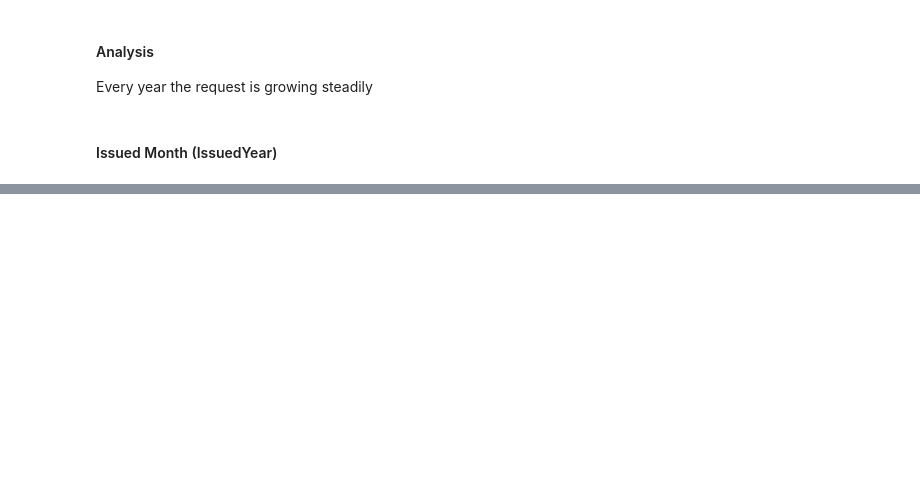
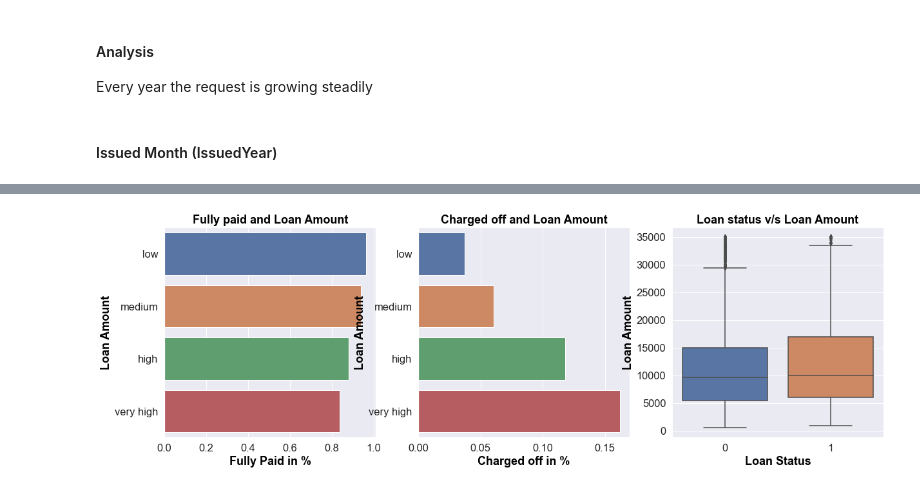
Before and after one commit to mazinmk/lending-club, a Jupyter notebook: Lending-Club-Case-Study.ipynb, the cells around one changed output, grey strips where cells are left out. Saved outputs shown, nothing was run; the diff lists cells and outputs as text; code cells hidden in the pictures; blank space fills up the shorter version.

```diff
--- a/Lending-Club-Case-Study.ipynb
+++ b/Lending-Club-Case-Study.ipynb
@@ -1033,0 +1125,19 @@ plt.show()
+# %%
+# Create 4 segments for loan amount by using q cut 4 quartiles
+
+qcut_series , qcut_intervals= pd.qcut(loans_df.loan_amnt, q=4,
+                                      labels=['low','medium', 'high', 'very high'],
+                                      retbins=True)
+
+# Create a new derived column 'loan_amnt_bins'
+
+loans_df['loan_amnt_bins'] = qcut_series
+
+# Compute the fully paid and charged off percentage
+
+loans_loanamt_filter = loans_df.groupby(['loan_amnt_bins'])['loan_status'].value_counts().unstack().reset_index()
+loans_loanamt_filter['1_percent'] = (loans_intrate_filter[1] / (loans_intrate_filter[1] + loans_intrate_filter[0]))
+loans_loanamt_filter['0_percent'] = (loans_intrate_filter[0] / (loans_intrate_filter[1] + loans_intrate_filter[0]))
+print (loans_loanamt_filter[['loan_amnt_bins', '0_percent']].sort_values(('0_percent'), ascending=False))
+print ("------------------------------------------")
+print (loans_loanamt_filter[['loan_amnt_bins', '1_percent']].sort_values(('1_percent'), ascending=False))
@@ -1033,0 +1156,29 @@ plt.show()
+# %%
+# Plot the graphs
+plt.figure(figsize=(20,6))
+
+# subplot 1
+plt.subplot(1, 3, 1)
+fig_1 = sns.barplot(y='loan_amnt_bins', x='0_percent', data=loans_loanamt_filter)
+fig_1.set_title('Fully paid and Loan Amount',color='black',fontweight='bold')
+fig_1.set_ylabel('Loan Amount', color='black',fontweight='bold')
+fig_1.set_xlabel('Fully Paid in %' ,color='black',fontweight='bold')
+
+
+# subplot 2
+plt.subplot(1, 3, 2)
+fig_2 = sns.barplot(y='loan_amnt_bins', x='1_percent', data=loans_loanamt_filter)
+fig_2.set_title('Charged off and Loan Amount',color='black',fontweight='bold')
+fig_2.set_ylabel('Loan Amount', color='black',fontweight='bold')
+fig_2.set_xlabel('Charged off in %' ,color='black',fontweight='bold')
+
+plt.subplot(1, 3, 3)
+#plt.title('Loan status vs Loan amount')
+fig_3 = sns.boxplot(x=loans_df.loan_status, y=loans_df.loan_amnt, data=loans_df)
+fig_3.set_title('Loan status v/s Loan Amount',color='black',fontweight='bold')
+fig_3.set_ylabel('Loan Amount', color='black',fontweight='bold')
+fig_3.set_xlabel('Loan Status' ,color='black',fontweight='bold')
+
+plt.show()
+# %% [output]
+[figure, added]
```
Also changed, not shown: parts of 109 cells of this notebook.
